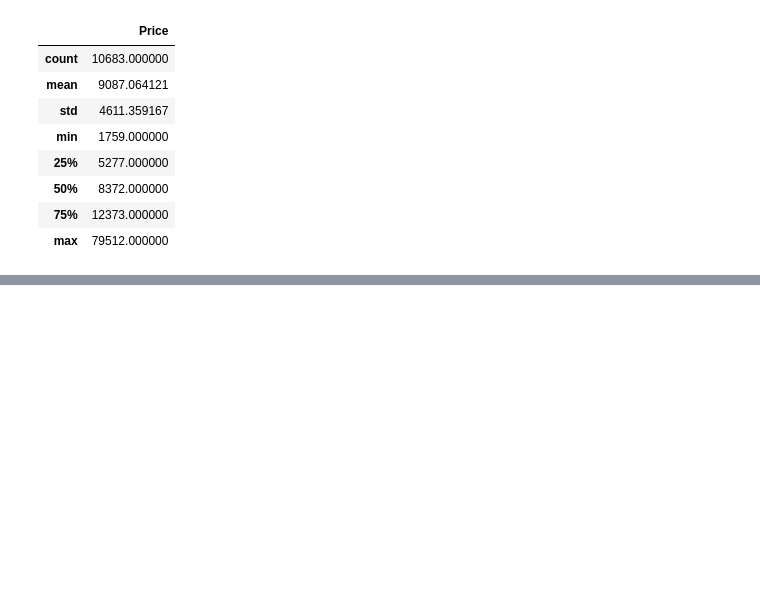
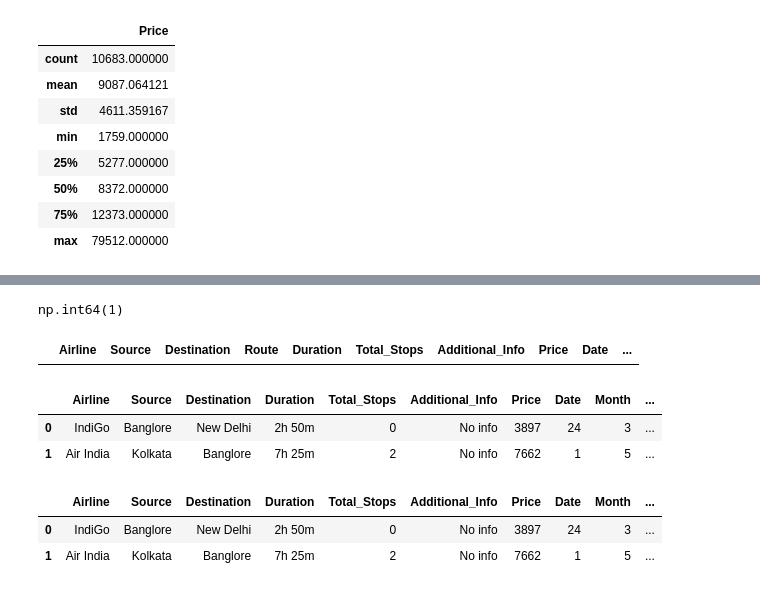
Before and after one commit to Shrinathrajeshirke/Python, a Jupyter notebook: EDA/EDA_flights.ipynb, the cells around one changed output, grey strips where cells are left out. Drawn from its saved outputs; the diff is of its cells as text; code cells hidden in the pictures; blank space fills up the shorter version.

```diff
--- a/EDA/EDA_flights.ipynb
+++ b/EDA/EDA_flights.ipynb
@@ -61,0 +155,37 @@ df['Date'] = df['Date_of_Journey']
+# %%
+#missing values
+
+df['Total_Stops'].isnull().sum()
+# %% [output]
+np.int64(1)
+# %%
+## replace values with number of stops
+
+df['Total_Stops']=df['Total_Stops'].map({'non-stop':0,'1 stop':1,'2 stops':2,'3 stops':3,'4 stops':4,np.nan:1})
+
+##check missing values
+df[df['Total_Stops'].isnull()]
+# %% [output]
+|  | Airline | Source | Destination | Route | Duration | Total_Stops | Additional_Info | Price | Date | ... |
+# %%
+## dropping Route
+
+df.drop('Route',axis=1, inplace=True)
+df.head(2)
+# %% [output]
+|  | Airline | Source | Destination | Duration | Total_Stops | Additional_Info | Price | Date | Month | ... |
+| 0 | IndiGo | Banglore | New Delhi | 2h 50m | 0 | No info | 3897 | 24 | 3 | ... |
+| 1 | Air India | Kolkata | Banglore | 7h 25m | 2 | No info | 7662 | 1 | 5 | ... |
+# %%
+## Duration
+
+df['hr'] = df['Duration'].str.extract(r'(\d+)h').fillna(0).astype(int)
+df['min'] =df['Duration'].str.extract(r'(\d+)m').fillna(0).astype(int)
+
+df['hr'] = df['hr'].apply(lambda x:x*60)
+df['Total_Duration'] = df['hr']+df['min']
+df.head(2)
+# %% [output]
+|  | Airline | Source | Destination | Duration | Total_Stops | Additional_Info | Price | Date | Month | ... |
+| 0 | IndiGo | Banglore | New Delhi | 2h 50m | 0 | No info | 3897 | 24 | 3 | ... |
+| 1 | Air India | Kolkata | Banglore | 7h 25m | 2 | No info | 7662 | 1 | 5 | ... |
```
Also changed, not shown: parts of 9 cells of this notebook.
